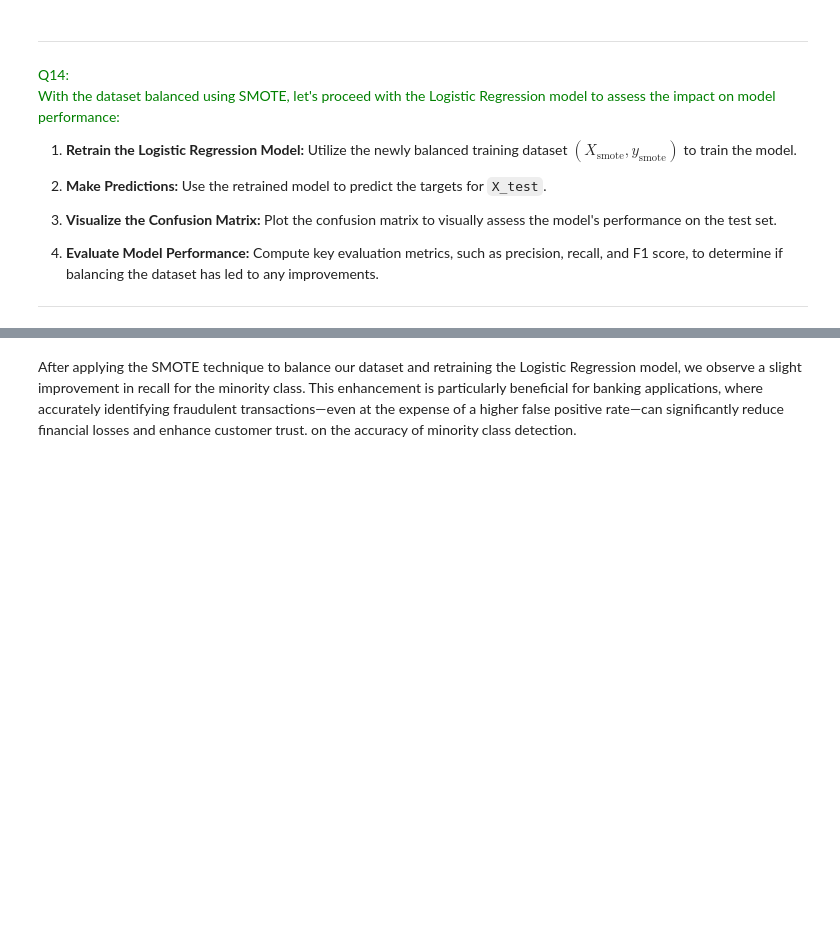
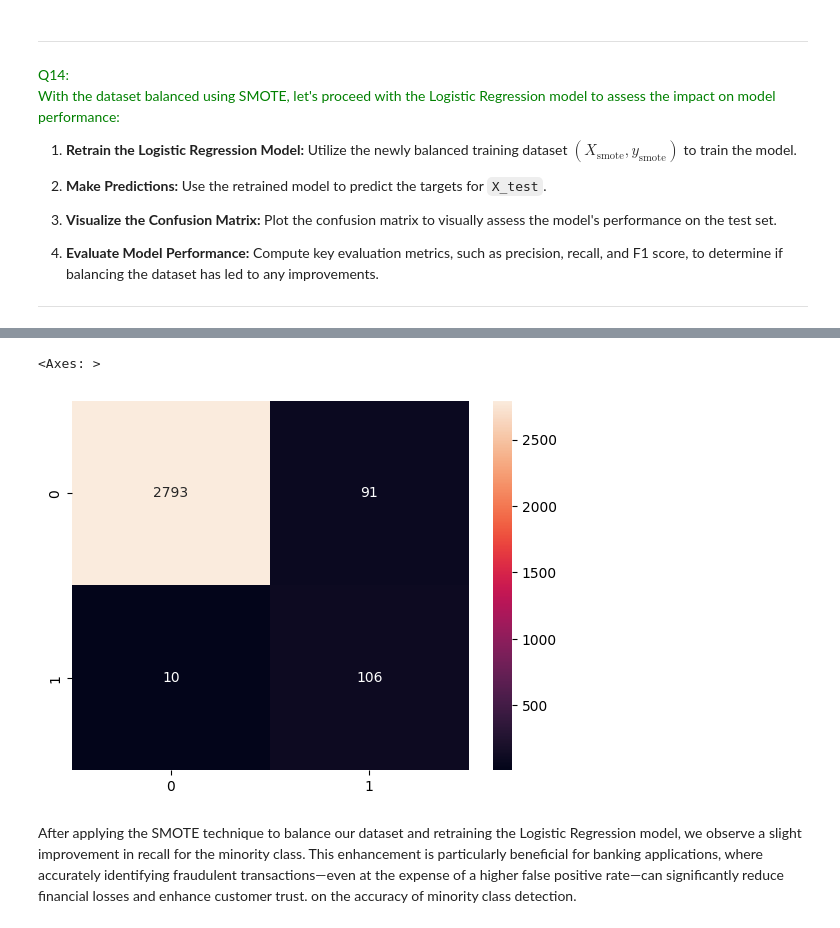
Before and after one commit to MetinLamby/MLforFinance, a Jupyter notebook: Programming_Sessions/Programming_session_1/Programming_session_1.ipynb, the cells around one changed output, grey strips where cells are left out. Cells and saved outputs as stored; diff of their text form; code cells hidden in the pictures; blank space fills up the shorter version.

```diff
--- a/Programming_Sessions/Programming_session_1/Programming_session_1.ipynb
+++ b/Programming_Sessions/Programming_session_1/Programming_session_1.ipynb
@@ -394,3 +383,12 @@ weighted avg       0.98      0.97      0.97      3000
+# %%
+lr_smote = lm.LogisticRegression()
+lr_smote.fit(X_smote, y_smote)
+y_smote_hat = lr_smote.predict(X_test)
+cm_smote = confusion_matrix(y_test, y_smote_hat)
+sns.heatmap(cm_smote, annot=True, fmt='d')
+# %% [output]
+<Axes: >
+[figure, added]
 # %% [markdown]
 After applying the SMOTE technique to balance our dataset and retraining the Logistic Regression model, we observe a slight improvement in recall for the minority class. This enhancement is particularly beneficial for banking applications, where accurately identifying fraudulent transactions—even at the expense of a higher false positive rate—can significantly reduce financial losses and enhance customer trust.
 on the accuracy of minority class detection.
```
Also changed, not shown: parts of 2 cells of this notebook.
